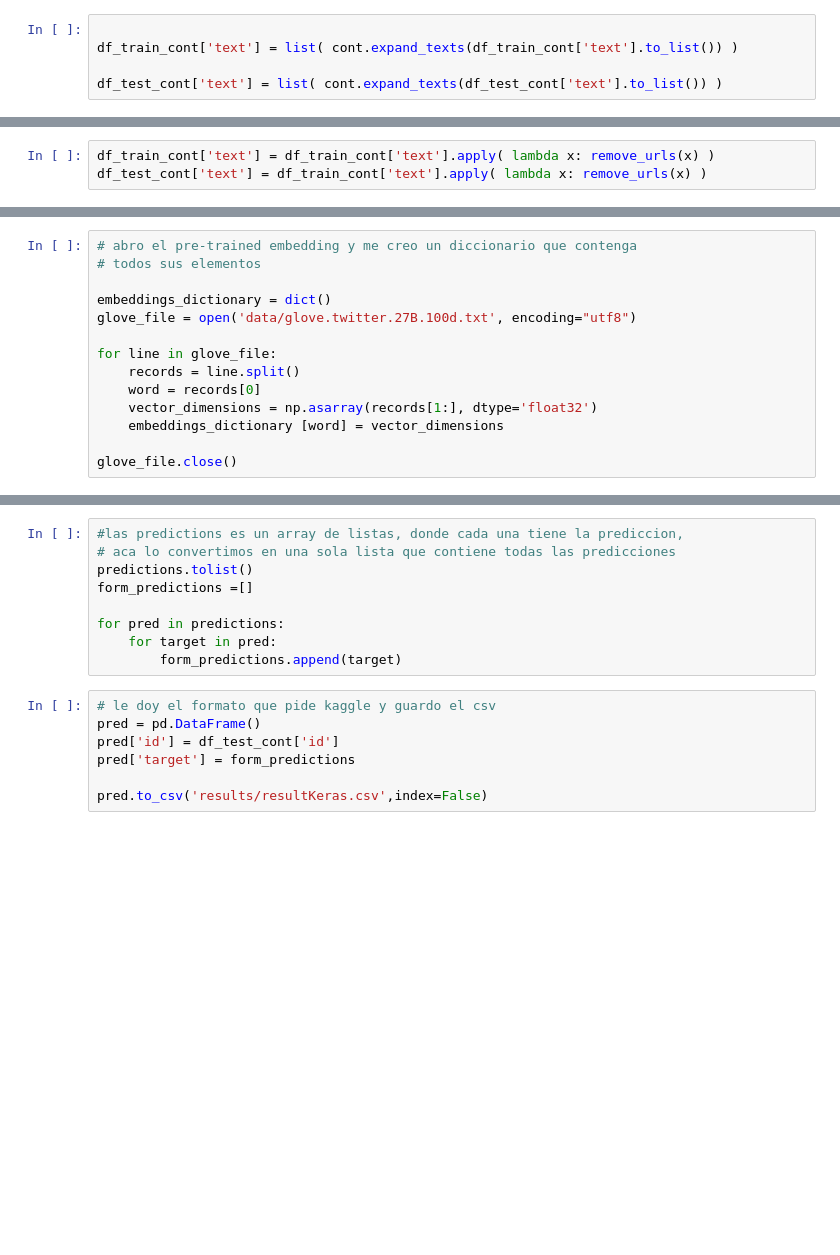
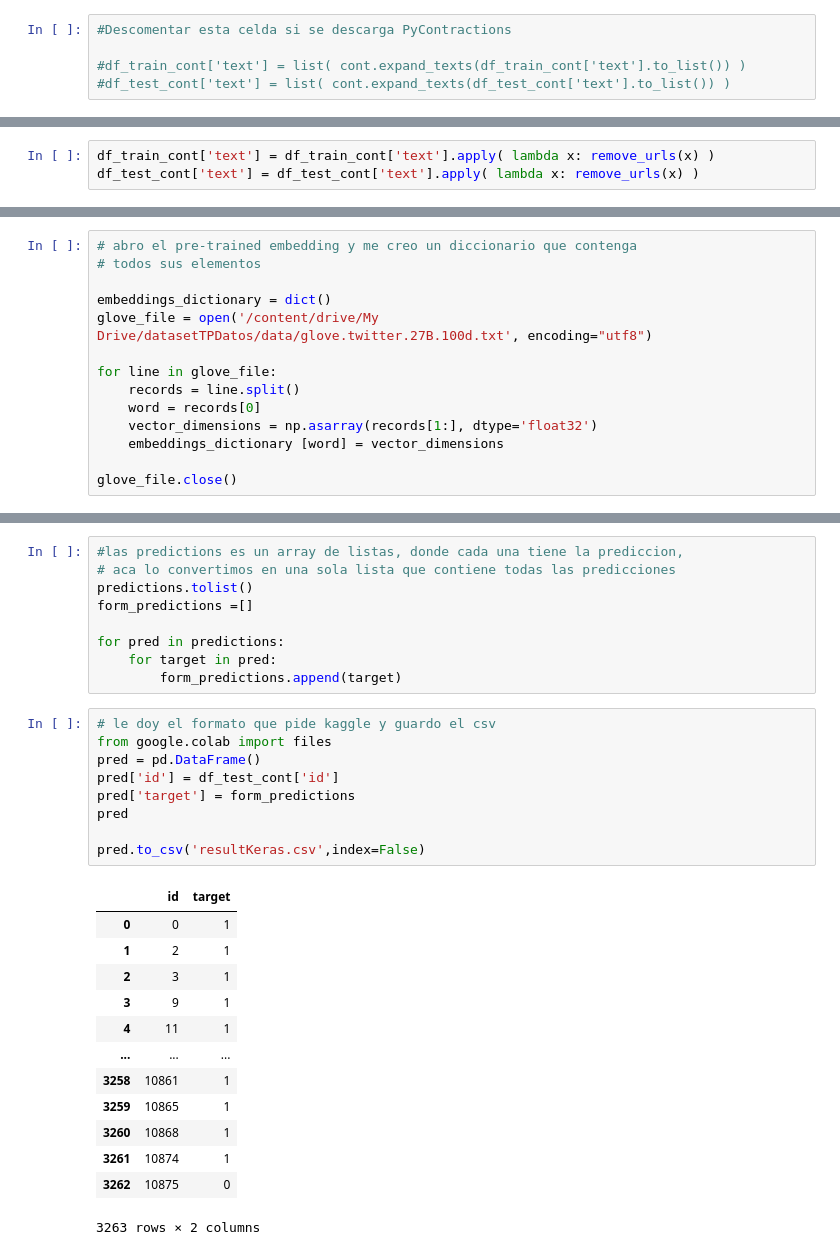
Before and after one commit to NicoGarofalo/TPDatos, a Jupyter notebook: TP2.ipynb, the cells around one changed output, grey strips where cells are left out. Saved outputs shown, nothing was run; the diff lists cells and outputs as text; blank space fills up the shorter version.

Commit message:
Arreglamos pequeño error de codigo
También se comenta el codigo de PyContractions

```diff
--- a/TP2.ipynb
+++ b/TP2.ipynb
@@ -148,10 +155,10 @@ df_train_cont.iloc[99,3]
 # %% [output]
 "only had a car for not even a week and got in a fucking car accident .. Mfs can't fucking drive ."
 # %%
+#Descomentar esta celda si se descarga PyContractions
 
-df_train_cont['text'] = list( cont.expand_texts(df_train_cont['text'].to_list()) )
-
-df_test_cont['text'] = list( cont.expand_texts(df_test_cont['text'].to_list()) )
+#df_train_cont['text'] = list( cont.expand_texts(df_train_cont['text'].to_list()) )
+#df_test_cont['text'] = list( cont.expand_texts(df_test_cont['text'].to_list()) )
 # %%
 df_train_cont.iloc[99,3]
 # %% [output]
@@ -211,7 +218,7 @@ def remove_urls(text):
     return no_url
 # %%
 df_train_cont['text'] = df_train_cont['text'].apply( lambda x: remove_urls(x) )
-df_test_cont['text'] = df_train_cont['text'].apply( lambda x: remove_urls(x) )
+df_test_cont['text'] = df_test_cont['text'].apply( lambda x: remove_urls(x) )
 # %%
 df_train_cont.iloc[4732,3]
 # %% [output]
@@ -345,7 +358,7 @@ from keras.layers import Bidirectional
 # todos sus elementos
 
 embeddings_dictionary = dict()
-glove_file = open('data/glove.twitter.27B.100d.txt', encoding="utf8")
+glove_file = open('/content/drive/My Drive/datasetTPDatos/data/glove.twitter.27B.100d.txt', encoding="utf8")
 
 for line in glove_file:
     records = line.split()
@@ -442,8 +471,24 @@ for pred in predictions:
         form_predictions.append(target)
 # %%
 # le doy el formato que pide kaggle y guardo el csv
+from google.colab import files
 pred = pd.DataFrame()
 pred['id'] = df_test_cont['id']
 pred['target'] = form_predictions
+pred
 
-pred.to_csv('results/resultKeras.csv',index=False)
+pred.to_csv('resultKeras.csv',index=False)
+# %% [output]
+|  | id | target |
+| 0 | 0 | 1 |
+| 1 | 2 | 1 |
+| 2 | 3 | 1 |
+| 3 | 9 | 1 |
+| 4 | 11 | 1 |
+| ... | ... | ... |
+| 3258 | 10861 | 1 |
+| 3259 | 10865 | 1 |
+| 3260 | 10868 | 1 |
+| 3261 | 10874 | 1 |
+| 3262 | 10875 | 0 |
+3263 rows × 2 columns
```
Also changed, not shown: parts of 13 cells of this notebook.
